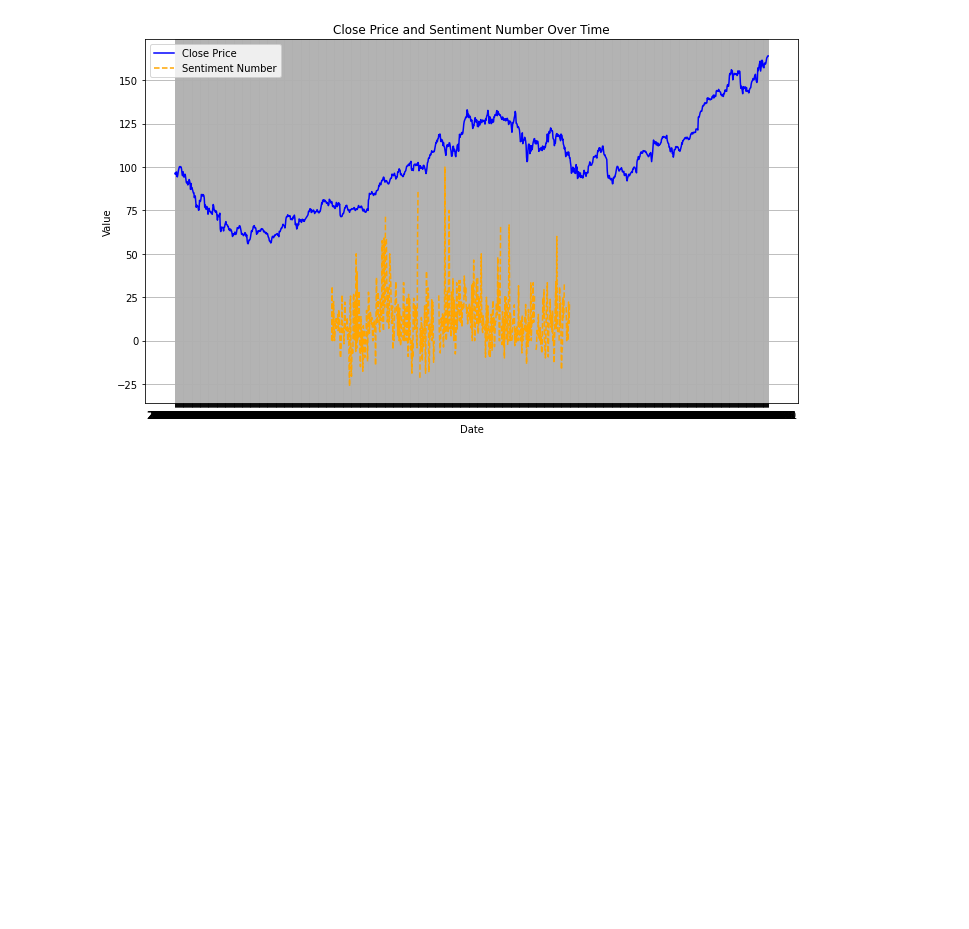
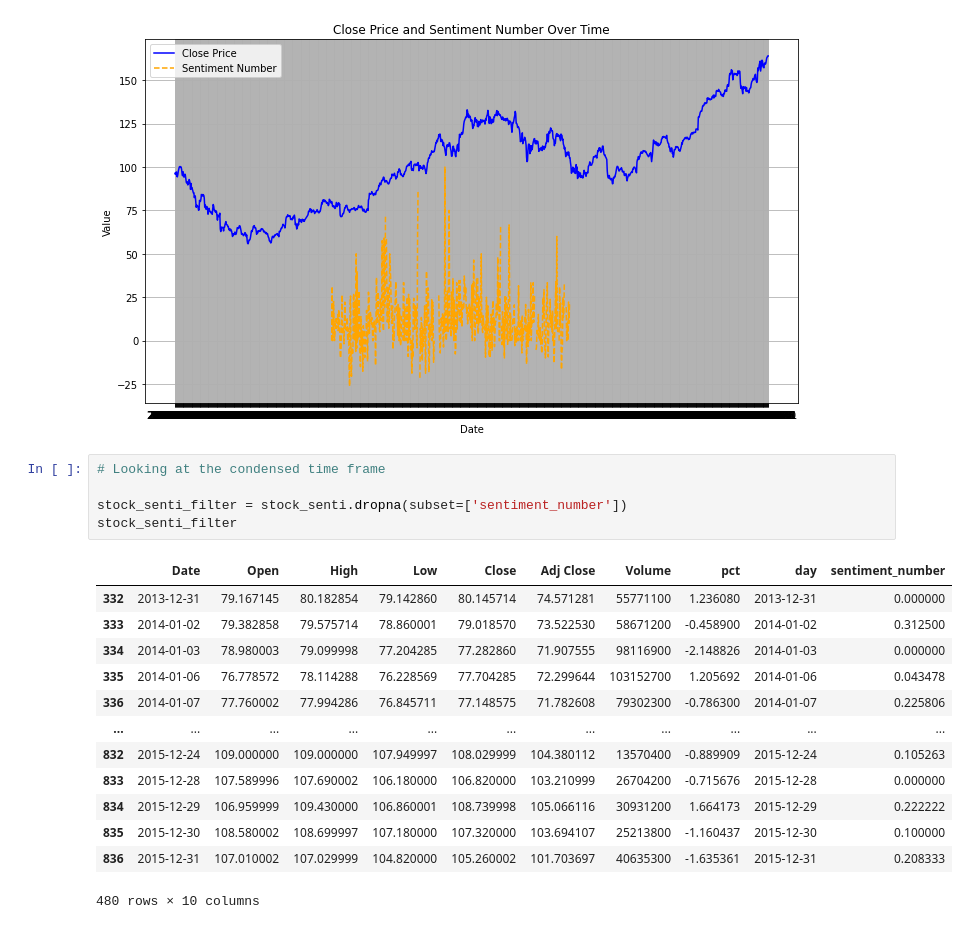
Before and after one commit to shaeantoine/greenscape, a Jupyter notebook: main.ipynb, the cells around one changed output. Drawn from its saved outputs; the diff is of its cells as text; blank space fills up the shorter version.

```diff
--- a/main.ipynb
+++ b/main.ipynb
@@ -145,3 +151,22 @@ plt.tight_layout()
 plt.show()
 # %% [output]
 [figure]
+# %%
+# Looking at the condensed time frame
+
+stock_senti_filter = stock_senti.dropna(subset=['sentiment_number'])
+stock_senti_filter
+# %% [output]
+|  | Date | Open | High | Low | Close | Adj Close | Volume | pct | day | sentiment_number |
+| 332 | 2013-12-31 | 79.167145 | 80.182854 | 79.142860 | 80.145714 | 74.571281 | 55771100 | 1.236080 | 2013-12-31 | 0.000000 |
+| 333 | 2014-01-02 | 79.382858 | 79.575714 | 78.860001 | 79.018570 | 73.522530 | 58671200 | -0.458900 | 2014-01-02 | 0.312500 |
+| 334 | 2014-01-03 | 78.980003 | 79.099998 | 77.204285 | 77.282860 | 71.907555 | 98116900 | -2.148826 | 2014-01-03 | 0.000000 |
+| 335 | 2014-01-06 | 76.778572 | 78.114288 | 76.228569 | 77.704285 | 72.299644 | 103152700 | 1.205692 | 2014-01-06 | 0.043478 |
+| 336 | 2014-01-07 | 77.760002 | 77.994286 | 76.845711 | 77.148575 | 71.782608 | 79302300 | -0.786300 | 2014-01-07 | 0.225806 |
+| ... | ... | ... | ... | ... | ... | ... | ... | ... | ... | ... |
+| 832 | 2015-12-24 | 109.000000 | 109.000000 | 107.949997 | 108.029999 | 104.380112 | 13570400 | -0.889909 | 2015-12-24 | 0.105263 |
+| 833 | 2015-12-28 | 107.589996 | 107.690002 | 106.180000 | 106.820000 | 103.210999 | 26704200 | -0.715676 | 2015-12-28 | 0.000000 |
+| 834 | 2015-12-29 | 106.959999 | 109.430000 | 106.860001 | 108.739998 | 105.066116 | 30931200 | 1.664173 | 2015-12-29 | 0.222222 |
+| 835 | 2015-12-30 | 108.580002 | 108.699997 | 107.180000 | 107.320000 | 103.694107 | 25213800 | -1.160437 | 2015-12-30 | 0.100000 |
+| 836 | 2015-12-31 | 107.010002 | 107.029999 | 104.820000 | 105.260002 | 101.703697 | 40635300 | -1.635361 | 2015-12-31 | 0.208333 |
+480 rows × 10 columns
```
Also changed, not shown: parts of 8 cells of this notebook.
